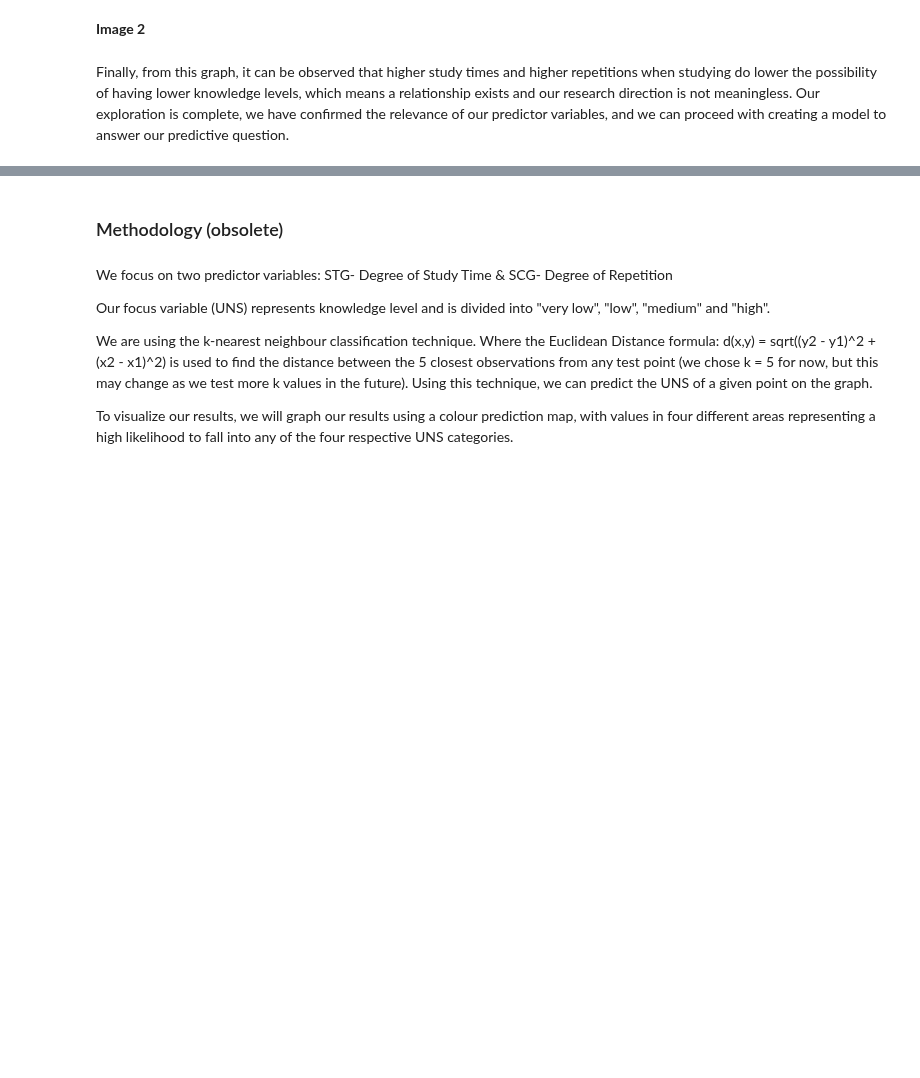
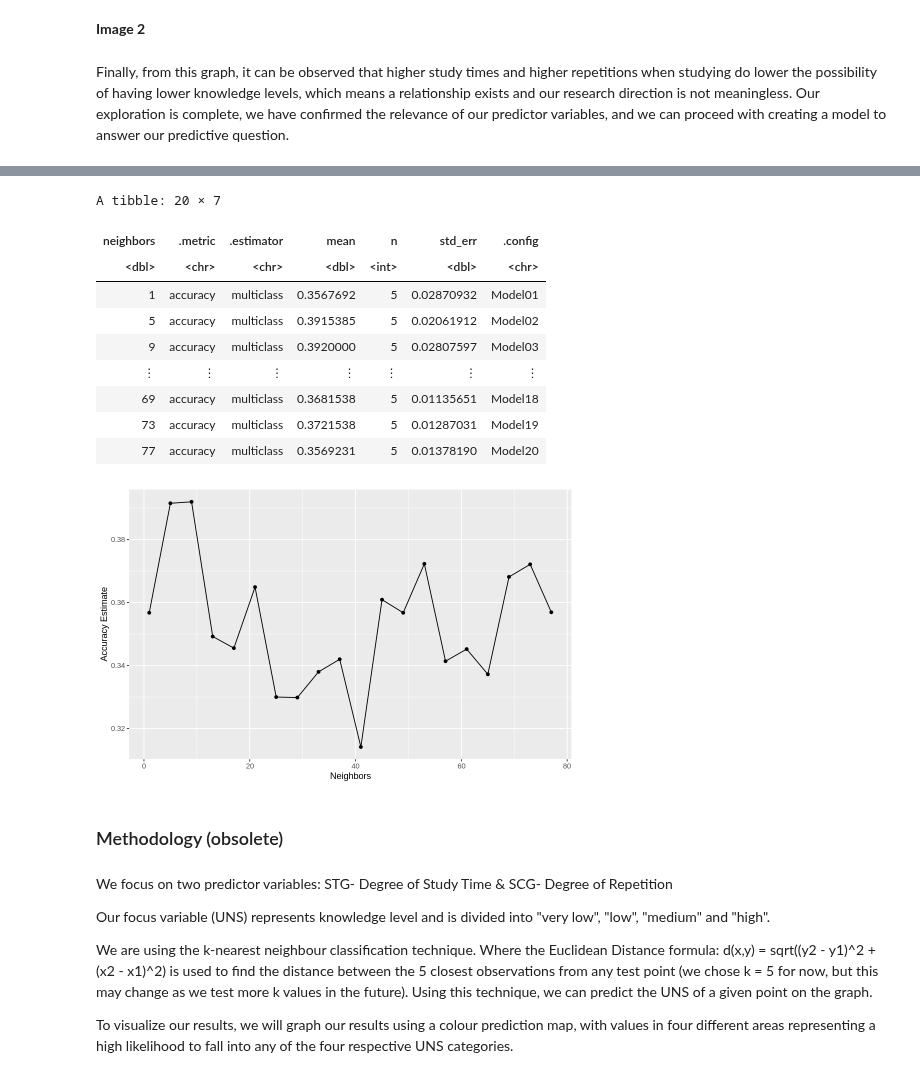
Before and after one commit to sanyad02/group-project-38, a Jupyter notebook: project.ipynb, the cells around one changed output, grey strips where cells are left out. Saved outputs shown, nothing was run; the diff lists cells and outputs as text; code cells hidden in the pictures; blank space fills up the shorter version.

```diff
--- a/project.ipynb
+++ b/project.ipynb
@@ -159,3 +190,27 @@ Finally, from this graph, it can be observed that higher study times and higher
+# %%
+options(repr.plot.width = 8, repr.plot.height = 5)
+
+accuracy_vs_k <- ggplot(accuracies, aes(x = neighbors, y = mean)) +
+  geom_point() +
+  geom_line() +
+  labs(x = "Neighbors", y = "Accuracy Estimate")
+
+
+ knn_results %>% filter(.metric == "accuracy")
+
+accuracy_vs_k
+# %% [output]
+A tibble: 20 × 7
+| neighbors | .metric | .estimator | mean | n | std_err | .config |
+| <dbl> | <chr> | <chr> | <dbl> | <int> | <dbl> | <chr> |
+| 1 | accuracy | multiclass | 0.3567692 | 5 | 0.02870932 | Model01 |
+| 5 | accuracy | multiclass | 0.3915385 | 5 | 0.02061912 | Model02 |
+| 9 | accuracy | multiclass | 0.3920000 | 5 | 0.02807597 | Model03 |
+| ⋮ | ⋮ | ⋮ | ⋮ | ⋮ | ⋮ | ⋮ |
+| 69 | accuracy | multiclass | 0.3681538 | 5 | 0.01135651 | Model18 |
+| 73 | accuracy | multiclass | 0.3721538 | 5 | 0.01287031 | Model19 |
+| 77 | accuracy | multiclass | 0.3569231 | 5 | 0.01378190 | Model20 |
+[figure, added]
 # %% [markdown]
 ### Methodology (obsolete)
 # %% [markdown]
```
Also changed, not shown: parts of 8 cells of this notebook.
